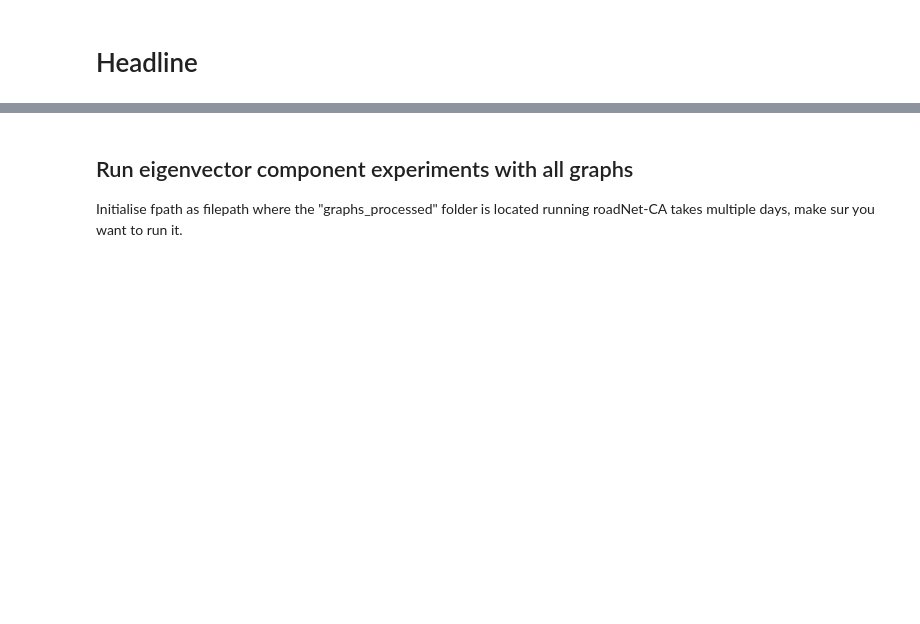
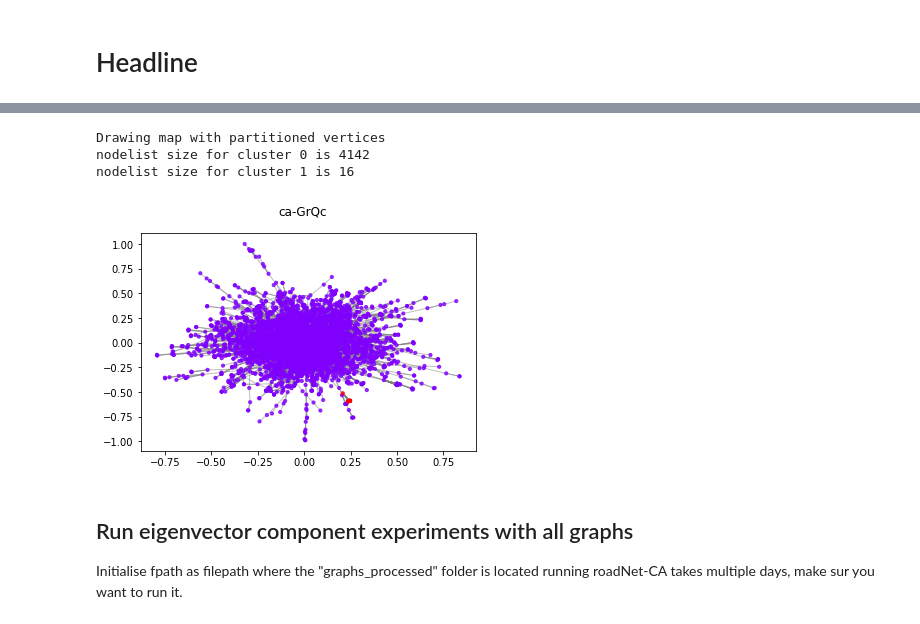
Before and after one commit to hietalajulius/amdm-project-2019, a Jupyter notebook: Running spectral partitioning.ipynb, the cells around one changed output, grey strips where cells are left out. Saved outputs shown, nothing was run; the diff lists cells and outputs as text; code cells hidden in the pictures; blank space fills up the shorter version.

```diff
--- a/Running spectral partitioning.ipynb
+++ b/Running spectral partitioning.ipynb
@@ -47,3 +52,10 @@ total_conductance with k 2 and eigen k 13 is 0.0757
+# %%
+graph.draw_partitioned_map()
+# %% [output]
+Drawing map with partitioned vertices
+nodelist size for cluster 0 is 4142
+nodelist size for cluster 1 is 16
+[figure, added]
 # %% [markdown]
 ## Run eigenvector component experiments with all graphs
 
```
Also changed, not shown: parts of 6 cells of this notebook, 1 other file.
